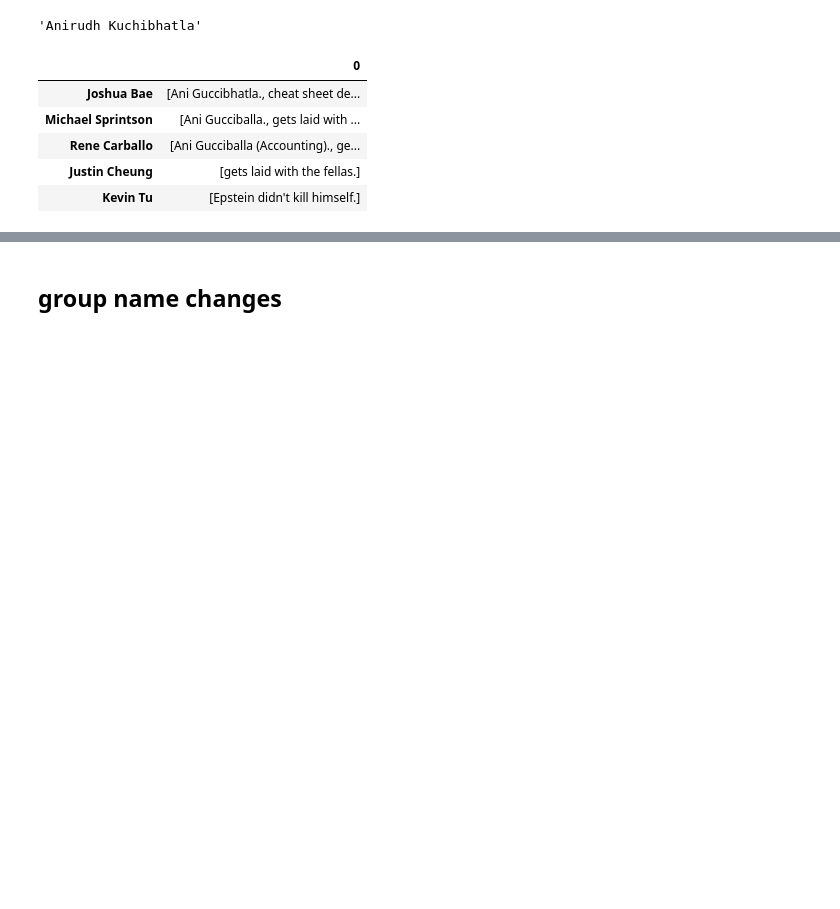
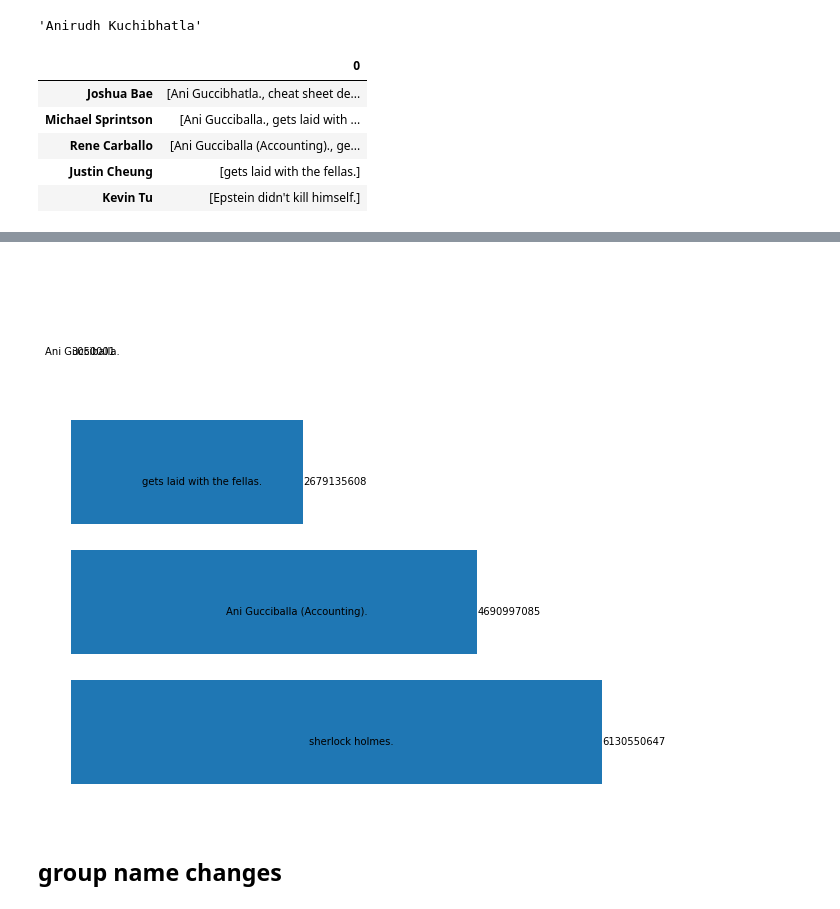
Before and after one commit to michaelsprintson/facebook_groups_analytics, a Jupyter notebook: init_attempt.ipynb, the cells around one changed output, grey strips where cells are left out. Saved outputs shown, nothing was run; the diff lists cells and outputs as text; code cells hidden in the pictures; blank space fills up the shorter version.

```diff
--- a/init_attempt.ipynb
+++ b/init_attempt.ipynb
@@ -222,3 +182,7 @@ dtype: int64
+# %%
+plot_dict(ptimereturn.to_dict())
+# %% [output]
+[figure, added]
 # %% [markdown]
  ## group name changes
 # %%
```
Also changed, not shown: parts of 9 cells of this notebook, 1 other file.
